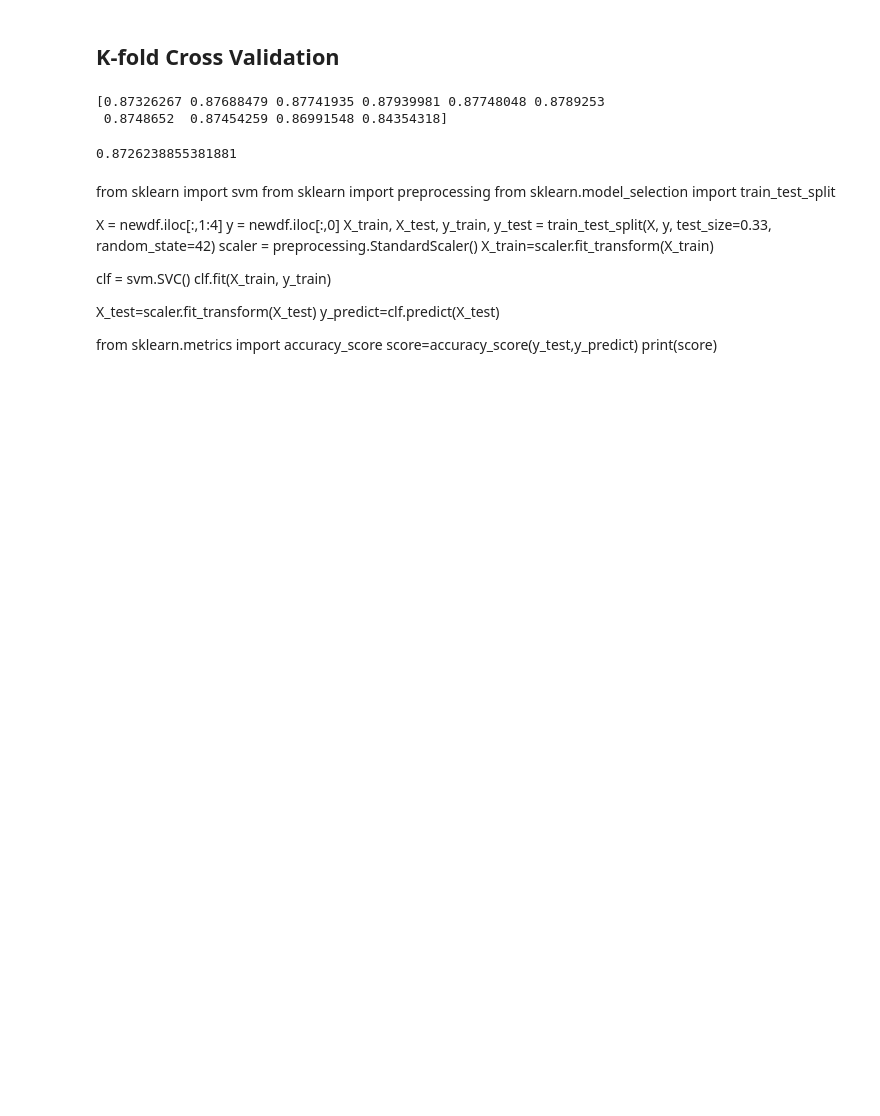
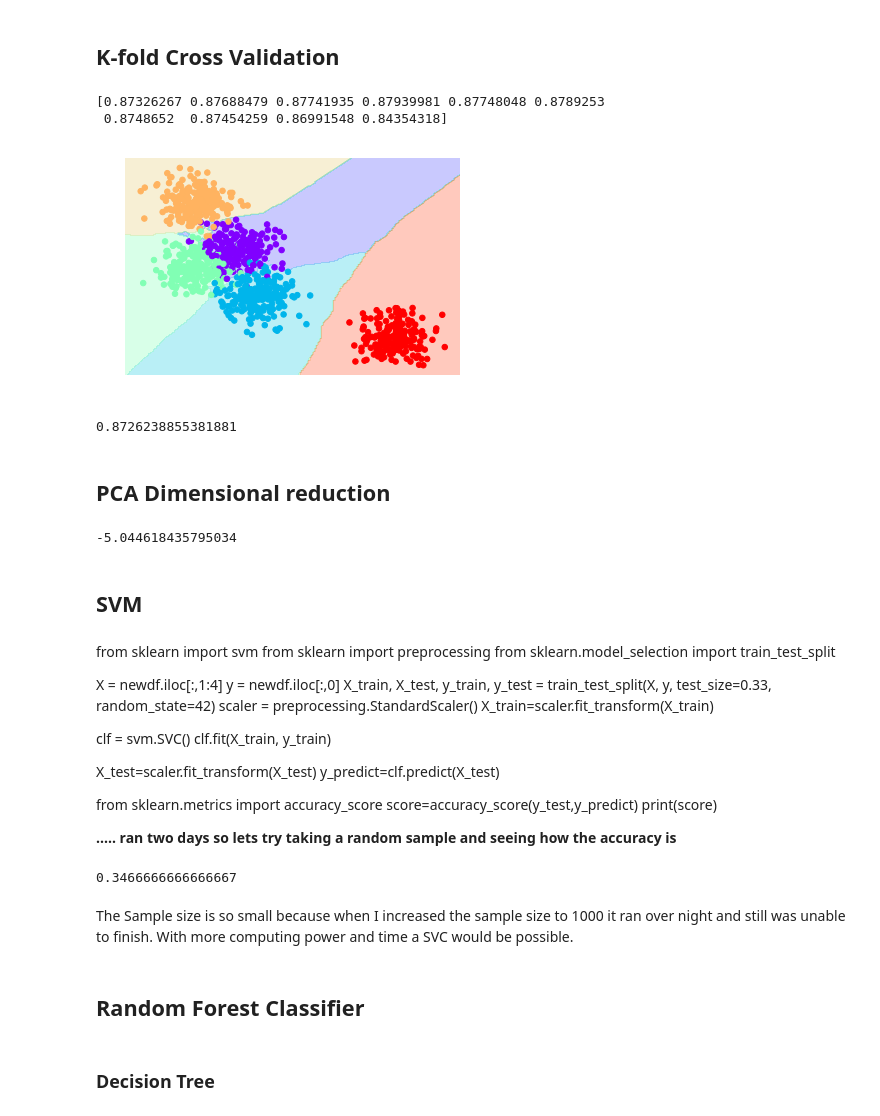
Before and after one commit to UNCG-CSE/Guilford_EMS, a Jupyter notebook: src/Machine Learning.ipynb, the cells around one changed output. Cells and saved outputs as stored; diff of their text form; code cells hidden in the pictures; blank space fills up the shorter version.

```diff
--- a/src/Machine Learning.ipynb
+++ b/src/Machine Learning.ipynb
@@ -336,3 +244,29 @@ y= newdf.priority
+# %%
+def visualize_classifier(model, X, y, ax=None, cmap='rainbow'):
+    ax = ax or plt.gca()
+
+    # Plot the training points
+    ax.scatter(X[:, 0], X[:, 1], c=y, s=30, cmap=cmap,
+               clim=(y.min(), y.max()), zorder=5)
+    ax.axis('tight')
+    ax.axis('off')
+    xlim = ax.get_xlim()
+    ylim = ax.get_ylim()
+
+    # fit the estimator
+    model.fit(X, y)
+    xx, yy = np.meshgrid(np.linspace(*xlim, num=200),
+                         np.linspace(*ylim, num=200))
+    Z = model.predict(np.c_[xx.ravel(), yy.ravel()]).reshape(xx.shape)
+
+    # Create a color plot with the results
+    n_classes = len(np.unique(y))
+    contours = ax.contourf(xx, yy, Z, alpha=0.3,
+                           levels=np.arange(n_classes + 1) - 0.5,
+                           cmap=cmap, clim=(y.min(), y.max()),
+                           zorder=1)
+
+    ax.set(xlim=xlim, ylim=ylim)
 # %%
 # Split dataset into training set and test set
 X_train, X_test, y_train, y_test = train_test_split(X, y, test_size=0.3)
@@ -376,16 +312,27 @@ print(cv)
 # %% [output]
 [0.87326267 0.87688479 0.87741935 0.87939981 0.87748048 0.8789253
  0.8748652  0.87454259 0.86991548 0.84354318]
+# %%
+visualize_classifier(KNeighborsClassifier(), X, y)
+# %% [output]
+[figure, added]
 # %%
 cv.mean()
 # %% [output]
 0.8726238855381881
+# %% [markdown]
+## PCA Dimensional reduction
 # %%
 from sklearn.decomposition import PCA
 pca = PCA(n_components=2)
 pca.fit(X_train)
 X_reduced = pca.transform(X)
 prediction =pca.score(X_test,y_test)
+print(prediction)
+# %% [output]
+-5.044618435795034
+# %% [markdown]
+## SVM
 # %% [markdown]
 from sklearn import svm
 from sklearn import preprocessing
@@ -406,3 +353,5 @@ y_predict=clf.predict(X_test)
 from sklearn.metrics import accuracy_score
 score=accuracy_score(y_test,y_predict)
 print(score)
+
+**..... ran two days so lets try taking a random sample and seeing how the accuracy is**
@@ -408,0 +360,29 @@ print(score)
+# %%
+from sklearn.svm import SVC
+from sklearn import preprocessing
+from sklearn.model_selection import train_test_split
+from sklearn.metrics import accuracy_score
+X = sample.iloc[:,1:4]
+y = sample.iloc[:,0]
+
+# Split dataset into training set and test set
+X_train, X_test, y_train, y_test = train_test_split(X, y, test_size=0.3)
+
+scaler = preprocessing.StandardScaler()
+X_train=scaler.fit_transform(X_train)
+
+from sklearn.svm import SVC # "Support Vector Classifier"
+clf = SVC(kernel='linear')
+clf.fit(X, y)
+
+y_predict=clf.predict(X_test)
+
+
+score=accuracy_score(y_test,y_predict)
+print(score)
+# %% [output]
+0.3466666666666667
+# %% [markdown]
+The Sample size is so small because when I increased the sample size to 1000 it ran over night and still was unable to finish. With more computing power and time a SVC would be possible.
+# %% [markdown]
+## Random Forest Classifier
@@ -408,0 +402,2 @@ print(score)
+# %% [markdown]
+### Decision Tree
```
Also changed, not shown: parts of 27 cells of this notebook.
